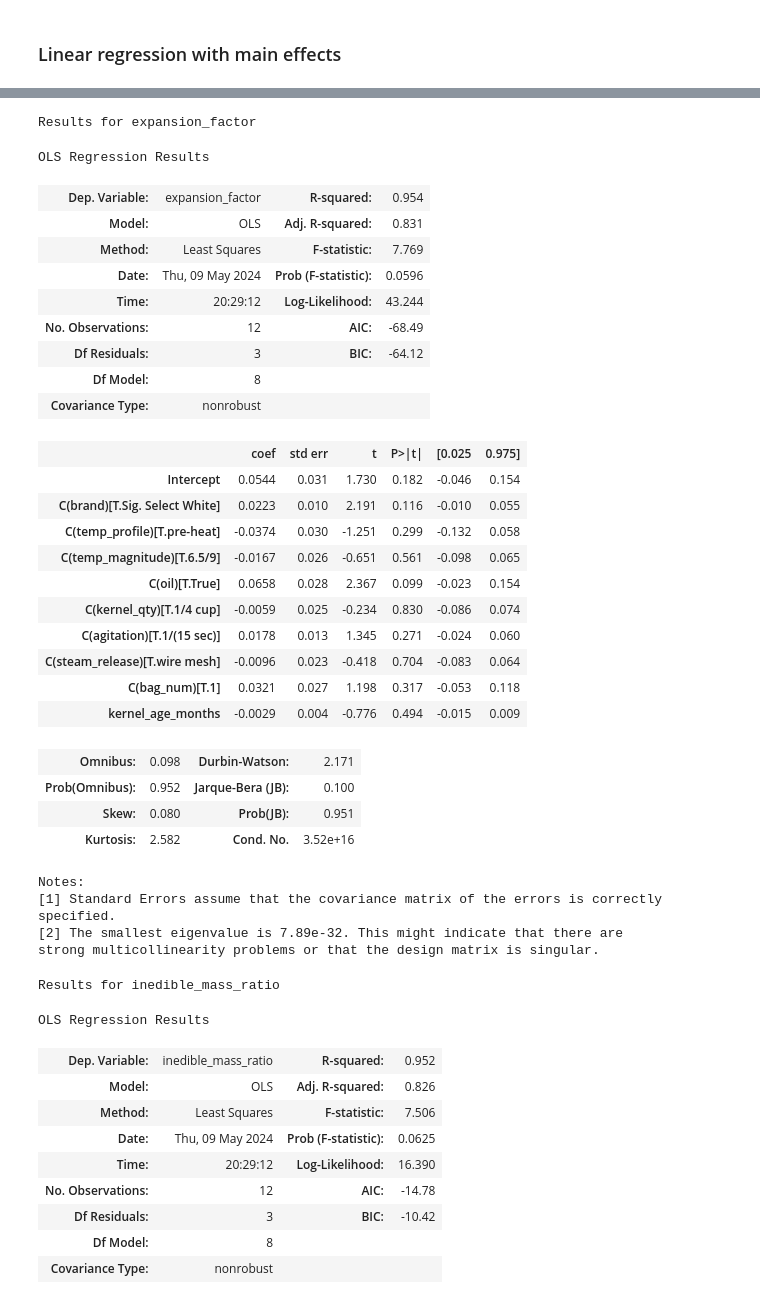
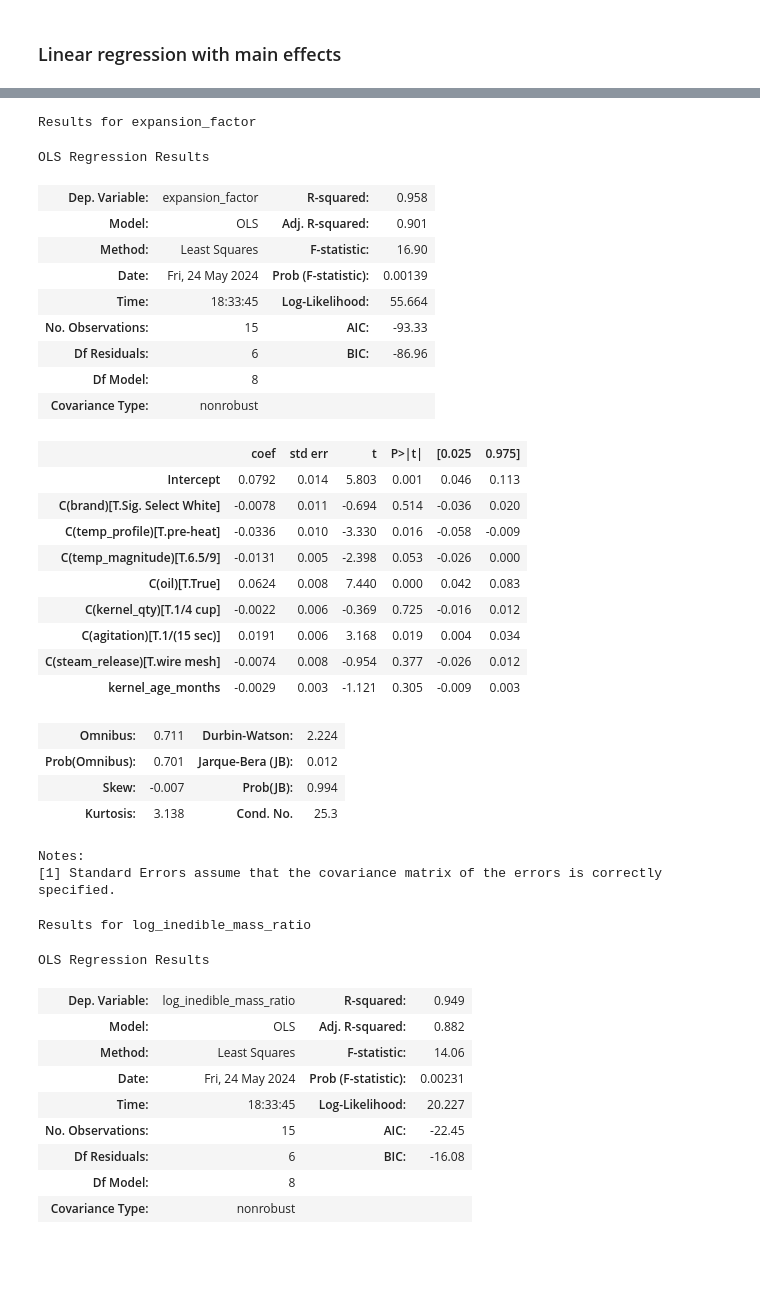
Before and after one commit to ecotner/popcorn-experiments, a Jupyter notebook: experiments/exp001/exp001.ipynb, the cells around one changed output, grey strips where cells are left out. Cells and saved outputs as stored; diff of their text form; code cells hidden in the pictures; blank space fills up the shorter version.

```diff
--- a/experiments/exp001/exp001.ipynb
+++ b/experiments/exp001/exp001.ipynb
@@ -479,73 +487,72 @@ def lin_reg_inference(exp_data: pd.DataFrame, bag_data: pd.DataFrame):
     df = exp_data.merge(bag_data, on=["bag num", "brand"], how="inner")
     df["kernel age (months)"] = (df["timestamp"] - df["purchased at"]) / timedelta(days=30)
     df["expansion factor (cup/g)"] = df["popped volume (cup)"] / df["kernel mass (g)"]
-    df["inedible mass ratio"] = df["inedible mass (g)"] / df["popped mass (g)"]
+    df["log inedible mass ratio"] = np.sqrt(df["inedible mass (g)"] / df["popped mass (g)"])
     df = df.rename(columns={
         "temp. profile": "temp_profile",
         "temp. magnitude": "temp_magnitude",
         "kernel qty": "kernel_qty",
         "steam release": "steam_release",
         "bag num": "bag_num",
         "kernel age (months)": "kernel_age_months",
         "expansion factor (cup/g)": "expansion_factor",
-        "inedible mass ratio": "inedible_mass_ratio",
+        "log inedible mass ratio": "log_inedible_mass_ratio",
     })
     # train the model
     cat_cols = [
         "brand", "temp_profile", "temp_magnitude", "oil", "kernel_qty", "agitation",
-        "steam_release", "bag_num",
+        "steam_release", #"bag_num",
+        # don't use bag_num until there I have more individual bags, because it is
+        # degenerate with brand
     ]
     num_cols = ["kernel_age_months"]
     features = '+'.join(f'C({c})' for c in cat_cols) + "+" + '+'.join(num_cols)
-    for target in ("expansion_factor", "inedible_mass_ratio"):
+    for target in ("expansion_factor", "log_inedible_mass_ratio"):
         formula = f"{target} ~ {features}"
         # return cat_cols + num_cols + [target]
         result = ols(formula, df[cat_cols + num_cols + [target]]).fit()
         # display results
         print(f"Results for {target}")
         display(result.summary())
 
 lin_reg_inference(exp_data, bag_data)
 # %% [output]
 Results for expansion_factor
 OLS Regression Results
-| Dep. Variable: | expansion_factor | R-squared: | 0.954 |
-| Model: | OLS | Adj. R-squared: | 0.831 |
-| Method: | Least Squares | F-statistic: | 7.769 |
-| Date: | Thu, 09 May 2024 | Prob (F-statistic): | 0.0596 |
-| Time: | 20:29:12 | Log-Likelihood: | 43.244 |
-| No. Observations: | 12 | AIC: | -68.49 |
-| Df Residuals: | 3 | BIC: | -64.12 |
+| Dep. Variable: | expansion_factor | R-squared: | 0.958 |
+| Model: | OLS | Adj. R-squared: | 0.901 |
+| Method: | Least Squares | F-statistic: | 16.90 |
+| Date: | Fri, 24 May 2024 | Prob (F-statistic): | 0.00139 |
+| Time: | 18:33:45 | Log-Likelihood: | 55.664 |
+| No. Observations: | 15 | AIC: | -93.33 |
+| Df Residuals: | 6 | BIC: | -86.96 |
 | Df Model: | 8 |  |  |
 | Covariance Type: | nonrobust |  |  |
 |  | coef | std err | t | P>|t| | [0.025 | 0.975] |
-| Intercept | 0.0544 | 0.031 | 1.730 | 0.182 | -0.046 | 0.154 |
-| C(brand)[T.Sig. Select White] | 0.0223 | 0.010 | 2.191 | 0.116 | -0.010 | 0.055 |
-| C(temp_profile)[T.pre-heat] | -0.0374 | 0.030 | -1.251 | 0.299 | -0.132 | 0.058 |
-| C(temp_magnitude)[T.6.5/9] | -0.0167 | 0.026 | -0.651 | 0.561 | -0.098 | 0.065 |
-| C(oil)[T.True] | 0.0658 | 0.028 | 2.367 | 0.099 | -0.023 | 0.154 |
-| C(kernel_qty)[T.1/4 cup] | -0.0059 | 0.025 | -0.234 | 0.830 | -0.086 | 0.074 |
-| C(agitation)[T.1/(15 sec)] | 0.0178 | 0.013 | 1.345 | 0.271 | -0.024 | 0.060 |
-| C(steam_release)[T.wire mesh] | -0.0096 | 0.023 | -0.418 | 0.704 | -0.083 | 0.064 |
-| C(bag_num)[T.1] | 0.0321 | 0.027 | 1.198 | 0.317 | -0.053 | 0.118 |
-| kernel_age_months | -0.0029 | 0.004 | -0.776 | 0.494 | -0.015 | 0.009 |
+| Intercept | 0.0792 | 0.014 | 5.803 | 0.001 | 0.046 | 0.113 |
+| C(brand)[T.Sig. Select White] | -0.0078 | 0.011 | -0.694 | 0.514 | -0.036 | 0.020 |
+| C(temp_profile)[T.pre-heat] | -0.0336 | 0.010 | -3.330 | 0.016 | -0.058 | -0.009 |
+| C(temp_magnitude)[T.6.5/9] | -0.0131 | 0.005 | -2.398 | 0.053 | -0.026 | 0.000 |
+| C(oil)[T.True] | 0.0624 | 0.008 | 7.440 | 0.000 | 0.042 | 0.083 |
+| C(kernel_qty)[T.1/4 cup] | -0.0022 | 0.006 | -0.369 | 0.725 | -0.016 | 0.012 |
+| C(agitation)[T.1/(15 sec)] | 0.0191 | 0.006 | 3.168 | 0.019 | 0.004 | 0.034 |
+| C(steam_release)[T.wire mesh] | -0.0074 | 0.008 | -0.954 | 0.377 | -0.026 | 0.012 |
+| kernel_age_months | -0.0029 | 0.003 | -1.121 | 0.305 | -0.009 | 0.003 |
-| Omnibus: | 0.098 | Durbin-Watson: | 2.171 |
-| Prob(Omnibus): | 0.952 | Jarque-Bera (JB): | 0.100 |
-| Skew: | 0.080 | Prob(JB): | 0.951 |
-| Kurtosis: | 2.582 | Cond. No. | 3.52e+16 |
+| Omnibus: | 0.711 | Durbin-Watson: | 2.224 |
+| Prob(Omnibus): | 0.701 | Jarque-Bera (JB): | 0.012 |
+| Skew: | -0.007 | Prob(JB): | 0.994 |
+| Kurtosis: | 3.138 | Cond. No. | 25.3 |
 Notes:
 [1] Standard Errors assume that the covariance matrix of the errors is correctly specified.
-[2] The smallest eigenvalue is 7.89e-32. This might indicate that there are
-strong multicollinearity problems or that the design matrix is singular.
-Results for inedible_mass_ratio
+Results for log_inedible_mass_ratio
 OLS Regression Results
-| Dep. Variable: | inedible_mass_ratio | R-squared: | 0.952 |
-| Model: | OLS | Adj. R-squared: | 0.826 |
-| Method: | Least Squares | F-statistic: | 7.506 |
-| Date: | Thu, 09 May 2024 | Prob (F-statistic): | 0.0625 |
-| Time: | 20:29:12 | Log-Likelihood: | 16.390 |
-| No. Observations: | 12 | AIC: | -14.78 |
-| Df Residuals: | 3 | BIC: | -10.42 |
+| Dep. Variable: | log_inedible_mass_ratio | R-squared: | 0.949 |
+| Model: | OLS | Adj. R-squared: | 0.882 |
+| Method: | Least Squares | F-statistic: | 14.06 |
+| Date: | Fri, 24 May 2024 | Prob (F-statistic): | 0.00231 |
+| Time: | 18:33:45 | Log-Likelihood: | 20.227 |
+| No. Observations: | 15 | AIC: | -22.45 |
+| Df Residuals: | 6 | BIC: | -16.08 |
 | Df Model: | 8 |  |  |
 | Covariance Type: | nonrobust |  |  |
 |  | coef | std err | t | P>|t| | [0.025 | 0.975] |
```
Also changed, not shown: parts of 4 cells of this notebook, 1 other file.
